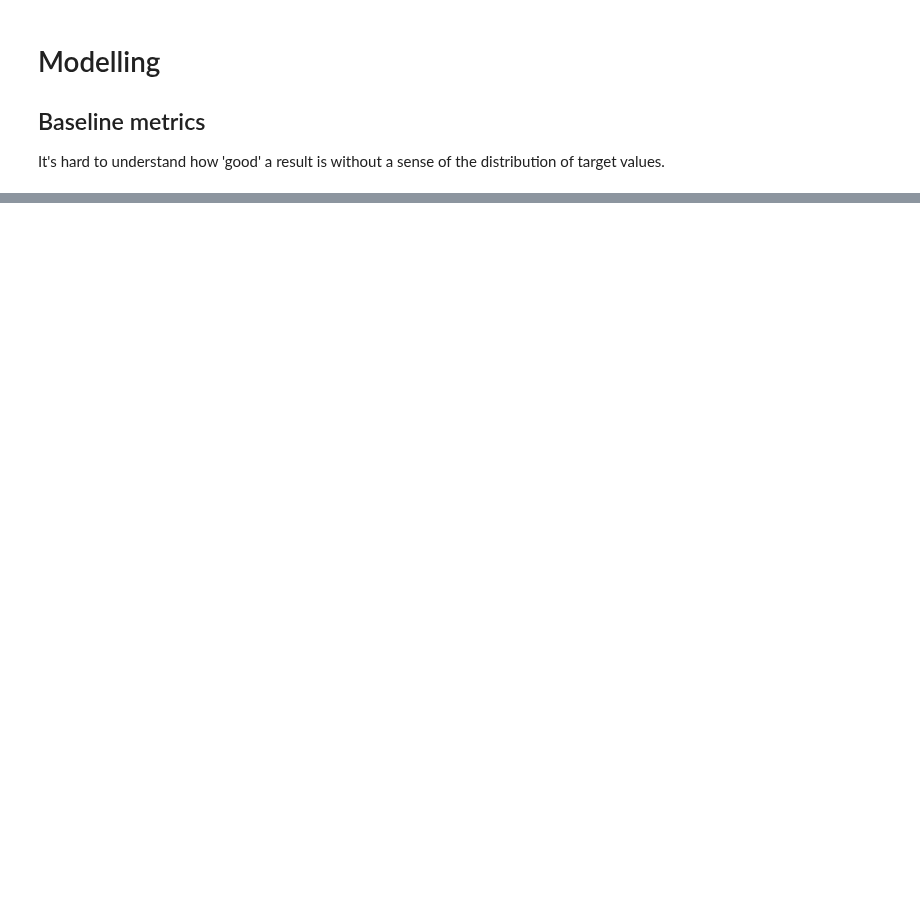
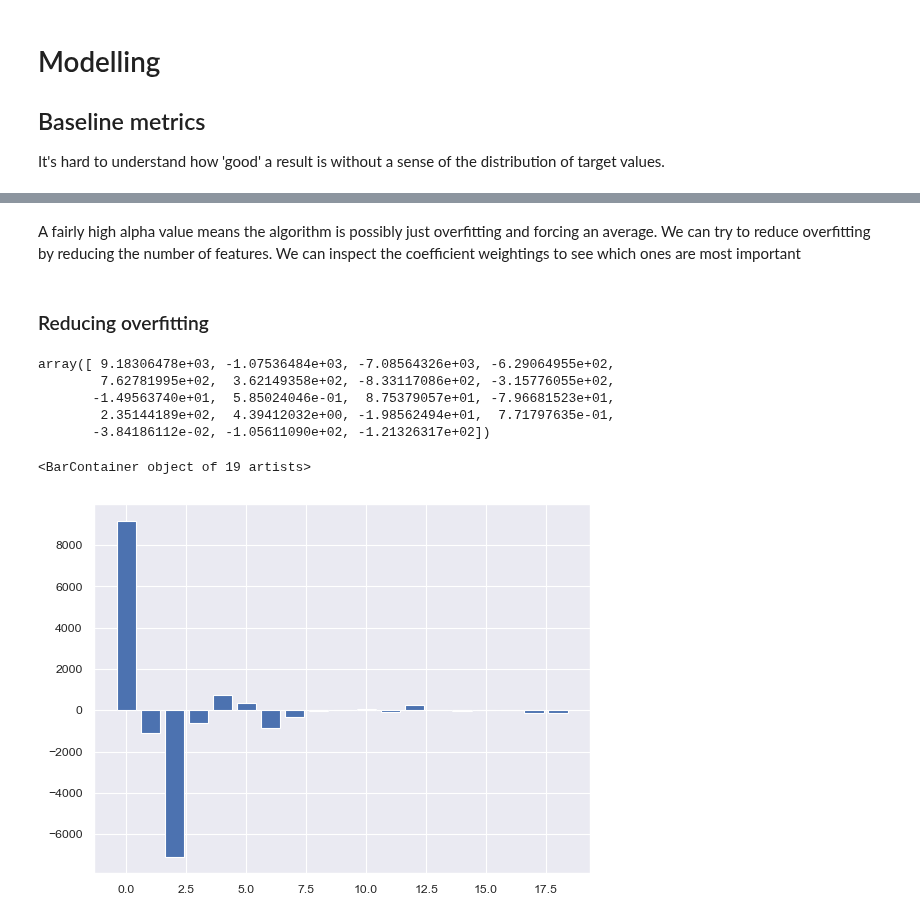
Before and after one commit to jmoro0408/Energy-Forecasting, a Jupyter notebook: scripts/8_modelling.ipynb, the cells around one changed output, grey strips where cells are left out. Saved outputs shown, nothing was run; the diff lists cells and outputs as text; code cells hidden in the pictures; blank space fills up the shorter version.

```diff
--- a/scripts/8_modelling.ipynb
+++ b/scripts/8_modelling.ipynb
@@ -105,0 +103,10 @@ results
+# %%
+ridge = Ridge()
+param_search = {'alpha' : [0.1,1,10,100, 1000],
+                'solver':['cholesky', 'lsqr']}
+
+tscv = TimeSeriesSplit(n_splits=5)
+gsearch = GridSearchCV(estimator=ridge, cv=tscv,
+                        param_grid=param_search, scoring = 'neg_root_mean_squared_error')
+# %%
+gsearch.fit(X_train, y_train)
@@ -105,0 +138,18 @@ results
+# %% [markdown]
+A fairly high alpha value means the algorithm is possibly just overfitting and forcing an average. We can try to reduce overfitting by reducing the number of features. We can inspect the coefficient weightings to see which ones are most important
+# %% [markdown]
+### Reducing overfitting
+# %%
+gsearch.best_estimator_.coef_
+# %% [output]
+array([ 9.18306478e+03, -1.07536484e+03, -7.08564326e+03, -6.29064955e+02,
+        7.62781995e+02,  3.62149358e+02, -8.33117086e+02, -3.15776055e+02,
+       -1.49563740e+01,  5.85024046e-01,  8.75379057e+01, -7.96681523e+01,
+        2.35144189e+02,  4.39412032e+00, -1.98562494e+01,  7.71797635e-01,
+       -3.84186112e-02, -1.05611090e+02, -1.21326317e+02])
+# %%
+importance = gsearch.best_estimator_.coef_
+plt.bar([x for x in range(len(importance))], importance)
+# %% [output]
+<BarContainer object of 19 artists>
+[figure, added]
```
Also changed, not shown: parts of 32 cells of this notebook.
